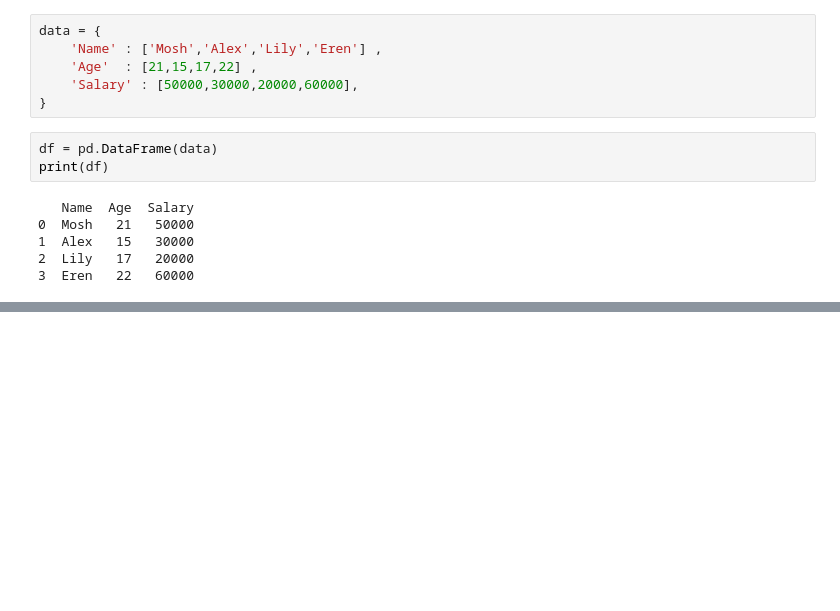
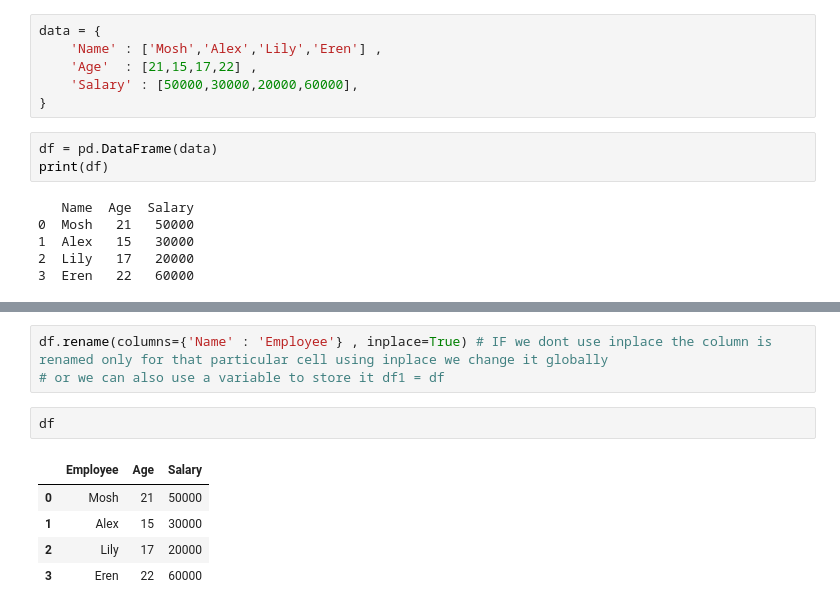
Before and after one commit to YashNotCoder/Python-Learning, a Jupyter notebook: Libraries/Pandas/Basics of pandas.ipynb, the cells around one changed output, grey strips where cells are left out. Cells and saved outputs as stored; diff of their text form; blank space fills up the shorter version.

```diff
--- a/Libraries/Pandas/Basics of pandas.ipynb
+++ b/Libraries/Pandas/Basics of pandas.ipynb
@@ -57,0 +80,11 @@ print(df)
+# %%
+df.rename(columns={'Name' : 'Employee'} , inplace=True) # IF we dont use inplace the column is renamed only for that particular cell using inplace we change it globally
+# or we can also use a variable to store it df1 = df
+# %%
+df
+# %% [output]
+|  | Employee | Age | Salary |
+| 0 | Mosh | 21 | 50000 |
+| 1 | Alex | 15 | 30000 |
+| 2 | Lily | 17 | 20000 |
+| 3 | Eren | 22 | 60000 |
```
Also changed, not shown: parts of 13 cells of this notebook, 1 other file.
